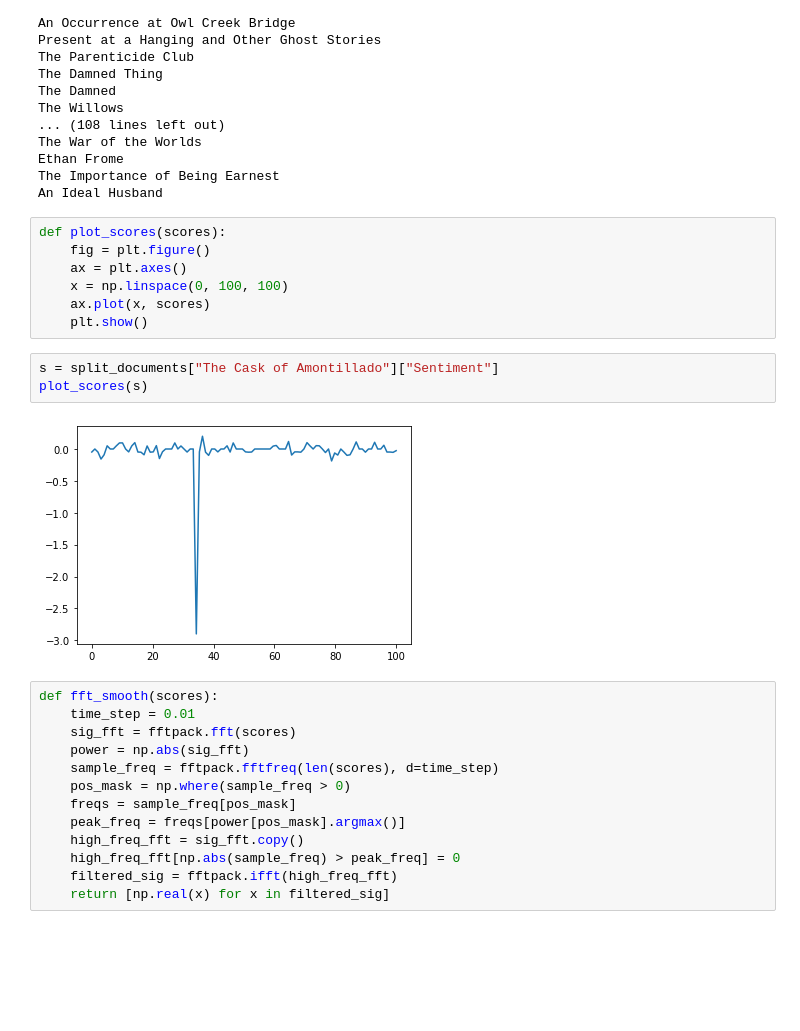
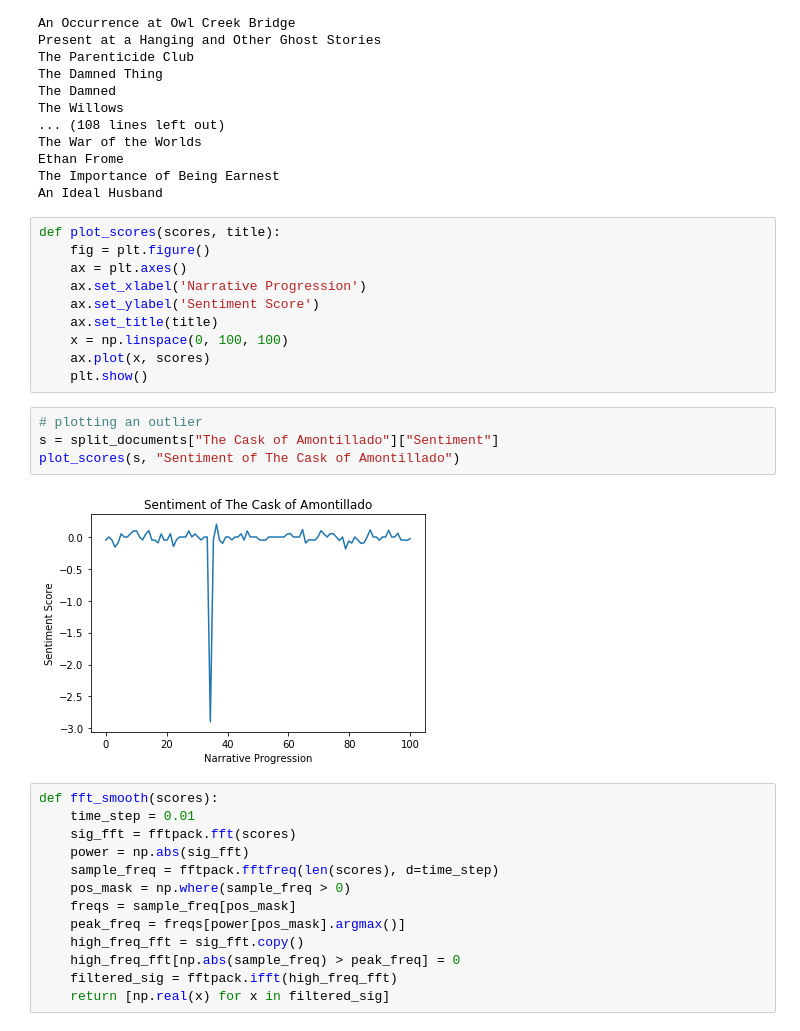
Before and after one commit to ef23/info3350-miniproj, a Jupyter notebook: week9/MiniProject.ipynb, the cells around one changed output. Saved outputs shown, nothing was run; the diff lists cells and outputs as text; blank space fills up the shorter version.

```diff
--- a/week9/MiniProject.ipynb
+++ b/week9/MiniProject.ipynb
@@ -122,17 +122,21 @@ Ethan Frome
 The Importance of Being Earnest
 An Ideal Husband
 # %%
-def plot_scores(scores):
+def plot_scores(scores, title):
     fig = plt.figure()
     ax = plt.axes()
+    ax.set_xlabel('Narrative Progression')
+    ax.set_ylabel('Sentiment Score')
+    ax.set_title(title)
     x = np.linspace(0, 100, 100)
     ax.plot(x, scores)
     plt.show()
 # %%
+# plotting an outlier
 s = split_documents["The Cask of Amontillado"]["Sentiment"]
-plot_scores(s)
+plot_scores(s, "Sentiment of The Cask of Amontillado")
 # %% [output]
-[figure, old version]
+[figure, new version]
 # %%
 def fft_smooth(scores):
     time_step = 0.01
```
Also changed, not shown: parts of 11 cells of this notebook.
